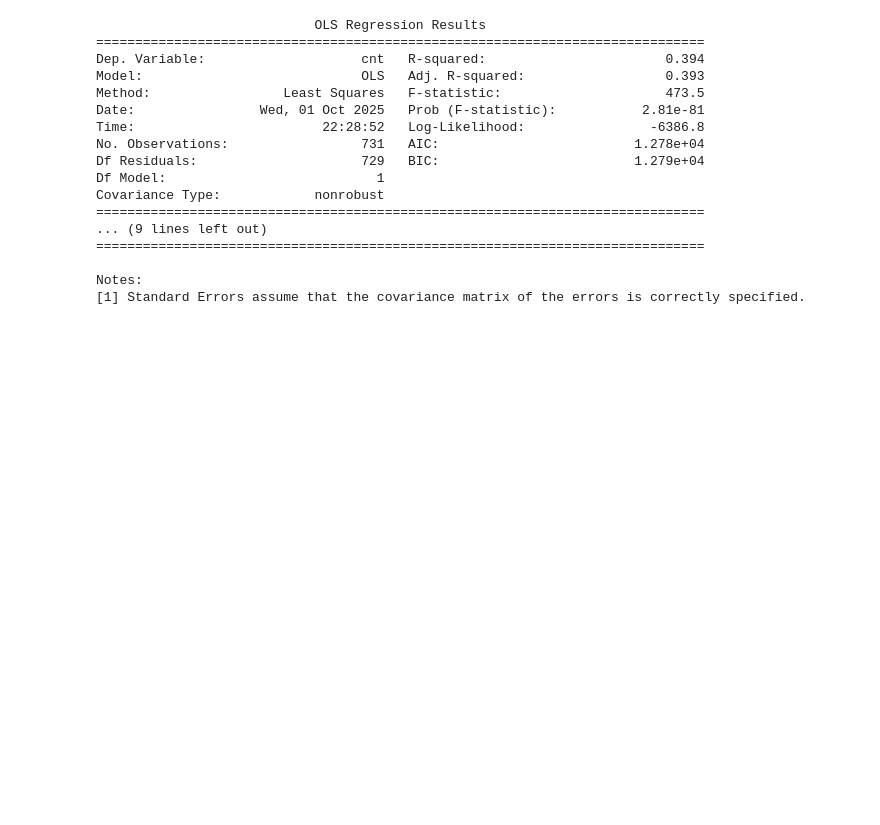
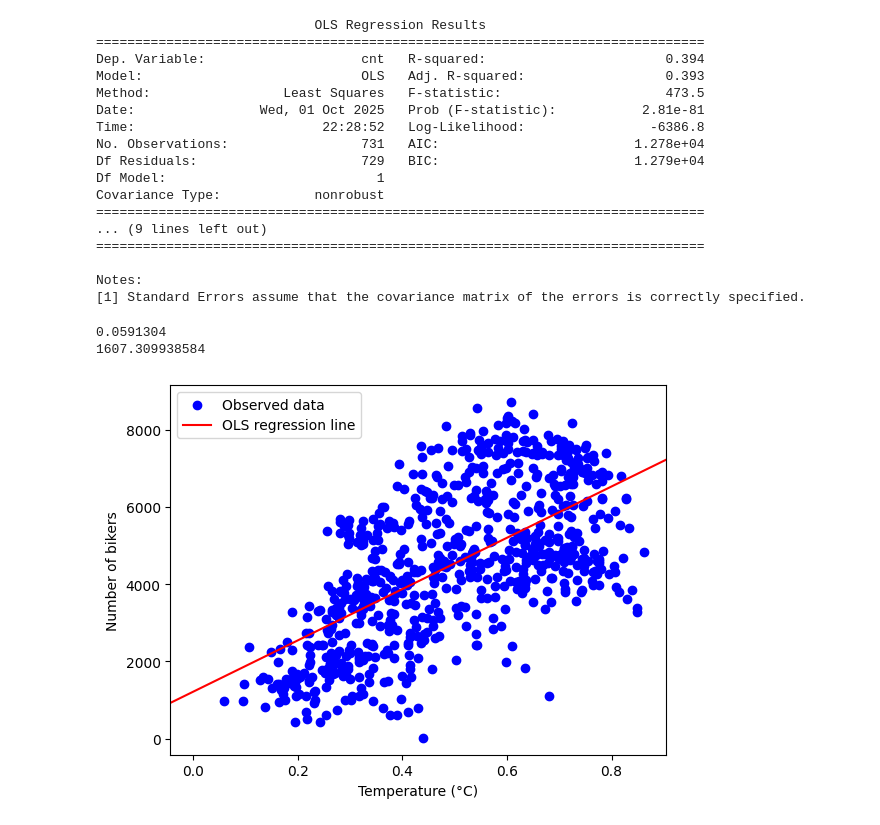
Before and after one commit to griffin-nemoto/CSE2600-HW, a Jupyter notebook: hw2/homework2.ipynb, the cells around one changed output. Drawn from its saved outputs; the diff is of its cells as text; code cells hidden in the pictures; blank space fills up the shorter version.

```diff
--- a/hw2/homework2.ipynb
+++ b/hw2/homework2.ipynb
@@ -32,3 +32,33 @@ Covariance Type:            nonrobust
 
 Notes:
 [1] Standard Errors assume that the covariance matrix of the errors is correctly specified.
+# %%
+lowest_temp = bike_day['temp'].min()
+print(lowest_temp)
+prediction = lowest_temp*6640.71+1214.6421
+print(prediction)
+# %% [output]
+0.0591304
+1607.309938584
+# %%
+import matplotlib.pyplot as plt
+
+fig, ax = plt.subplots()
+
+# Scatter plot of predictor vs response
+ax.scatter(bike_day['temp'], bike_day['cnt'], color="blue", label="Observed data")
+
+# Extract slope and intercept from OLS model
+intercept, slope = results.params
+
+# Plot regression line with ax.axline
+ax.axline((0, intercept), slope=slope, color="red", label="OLS regression line")
+
+# Labels and legend
+ax.set_xlabel("Temperature (°C)")
+ax.set_ylabel("Number of bikers")
+ax.legend()
+
+plt.show()
+# %% [output]
+[figure, added]
```
Also changed, not shown: parts of 7 cells of this notebook.
